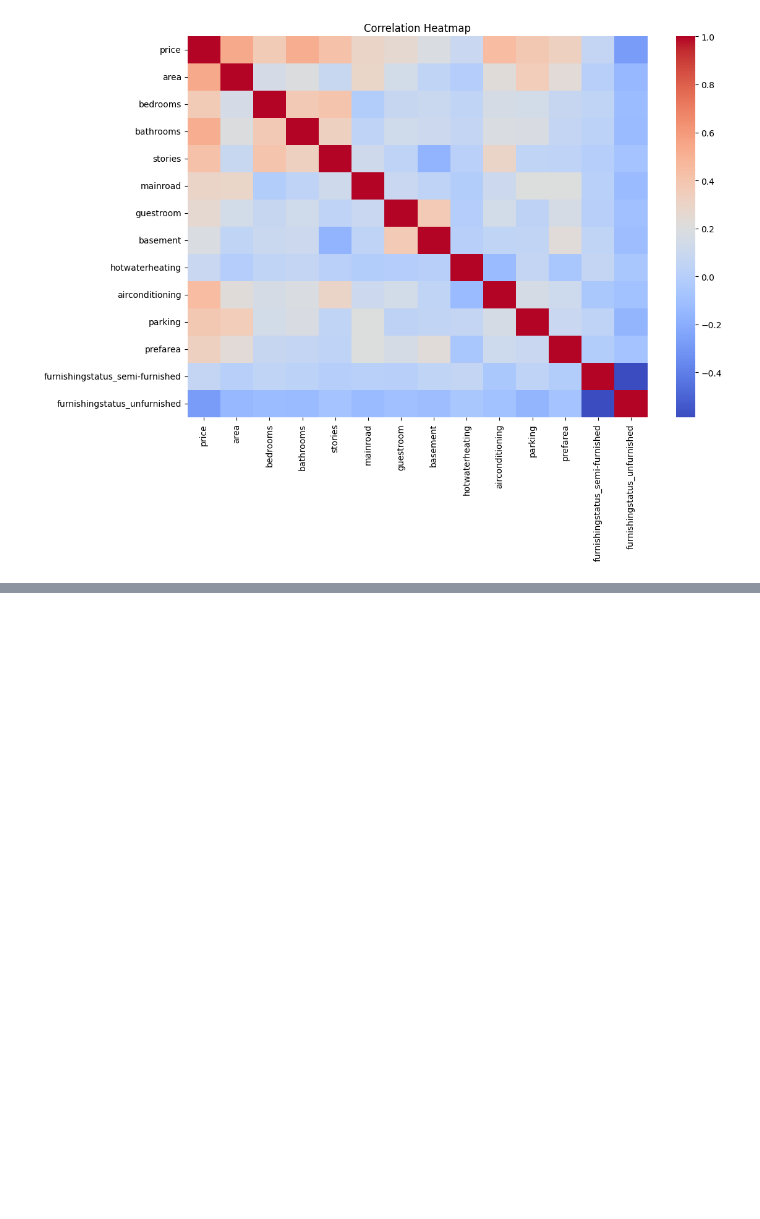
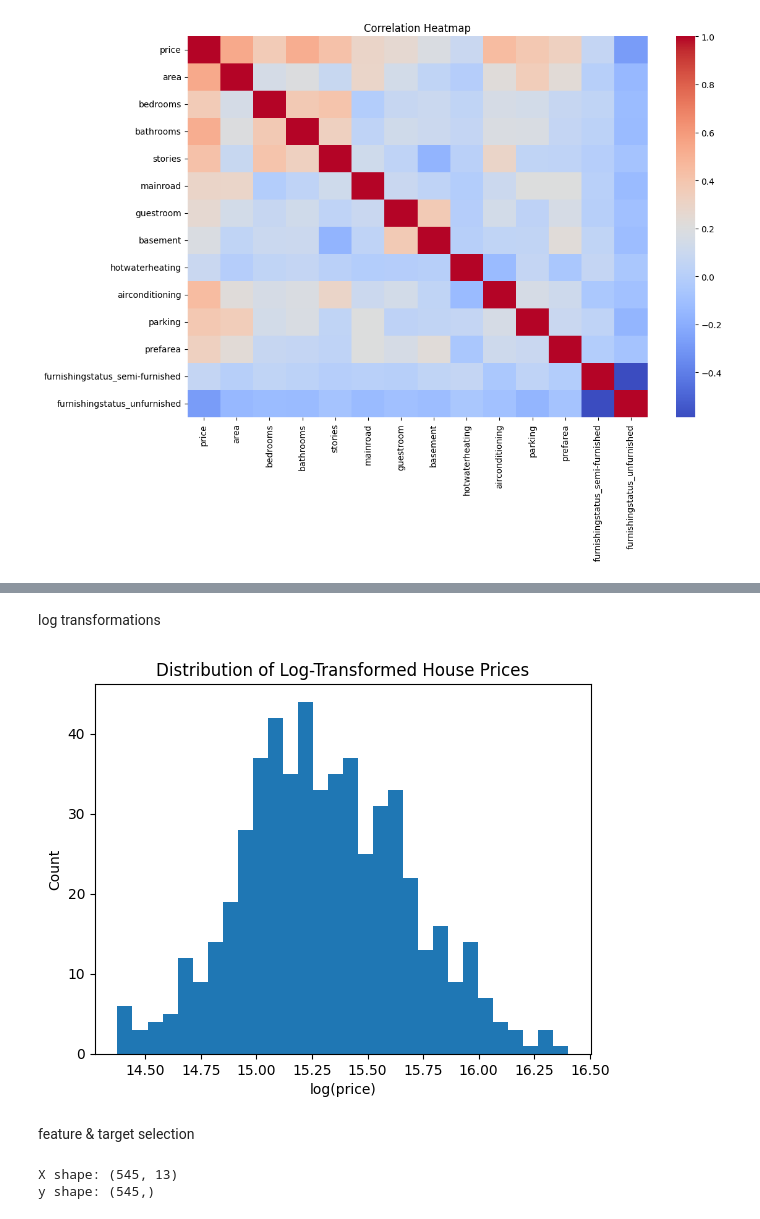
Before and after one commit to apekshakashyap17/House-price-prediction-system, a Jupyter notebook: housing.ipynb, the cells around one changed output, grey strips where cells are left out. Drawn from its saved outputs; the diff is of its cells as text; code cells hidden in the pictures; blank space fills up the shorter version.

```diff
--- a/housing.ipynb
+++ b/housing.ipynb
@@ -176,3 +176,7 @@ plt.title("Correlation Heatmap")
 plt.show()
 # %% [output]
 [figure]
+# %%
+import numpy as np
+
+dataset['log_price'] = np.log(dataset['price'])
@@ -178,0 +189,18 @@ plt.show()
+# %% [markdown]
+log transformations
+# %%
+import numpy as np
+
+dataset['log_price'] = np.log(dataset['price'])
+# %%
+import matplotlib.pyplot as plt
+
+plt.hist(dataset['log_price'], bins=30)
+plt.title("Distribution of Log-Transformed House Prices")
+plt.xlabel("log(price)")
+plt.ylabel("Count")
+plt.show()
+# %% [output]
+[figure, added]
+# %% [markdown]
+feature & target selection
@@ -178,0 +210,6 @@ plt.show()
+# %%
+print("X shape:", X.shape)
+print("y shape:", y.shape)
+# %% [output]
+X shape: (545, 13)
+y shape: (545,)
```
Also changed, not shown: parts of 18 cells of this notebook.
